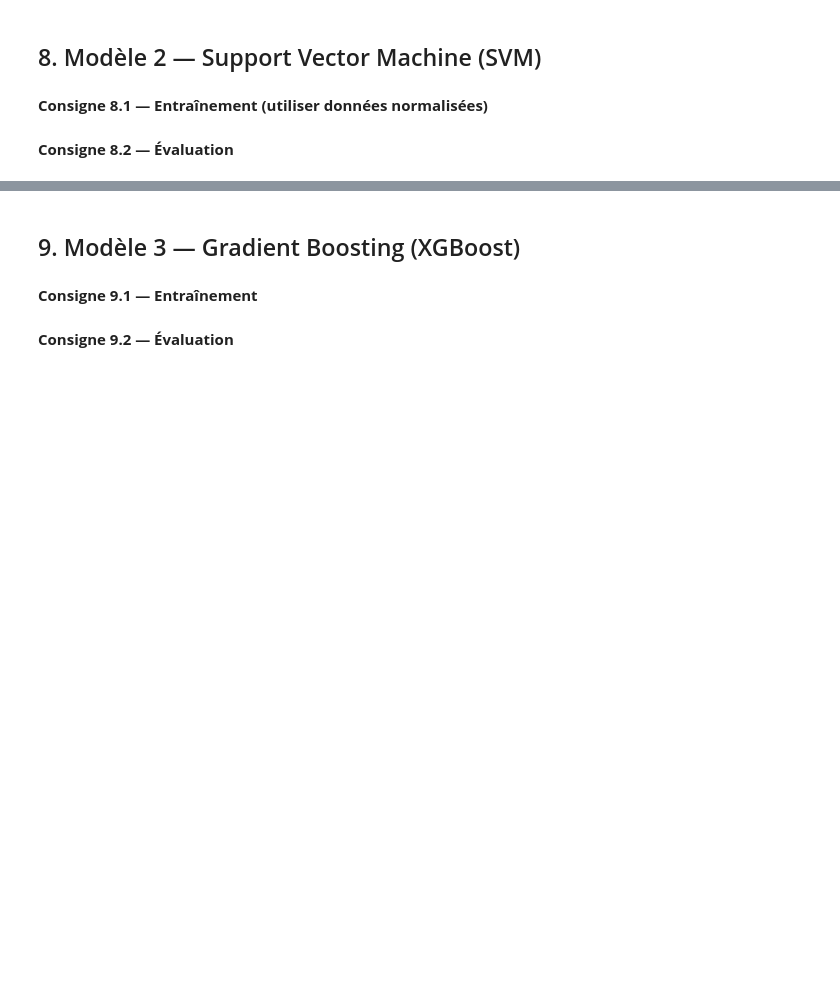
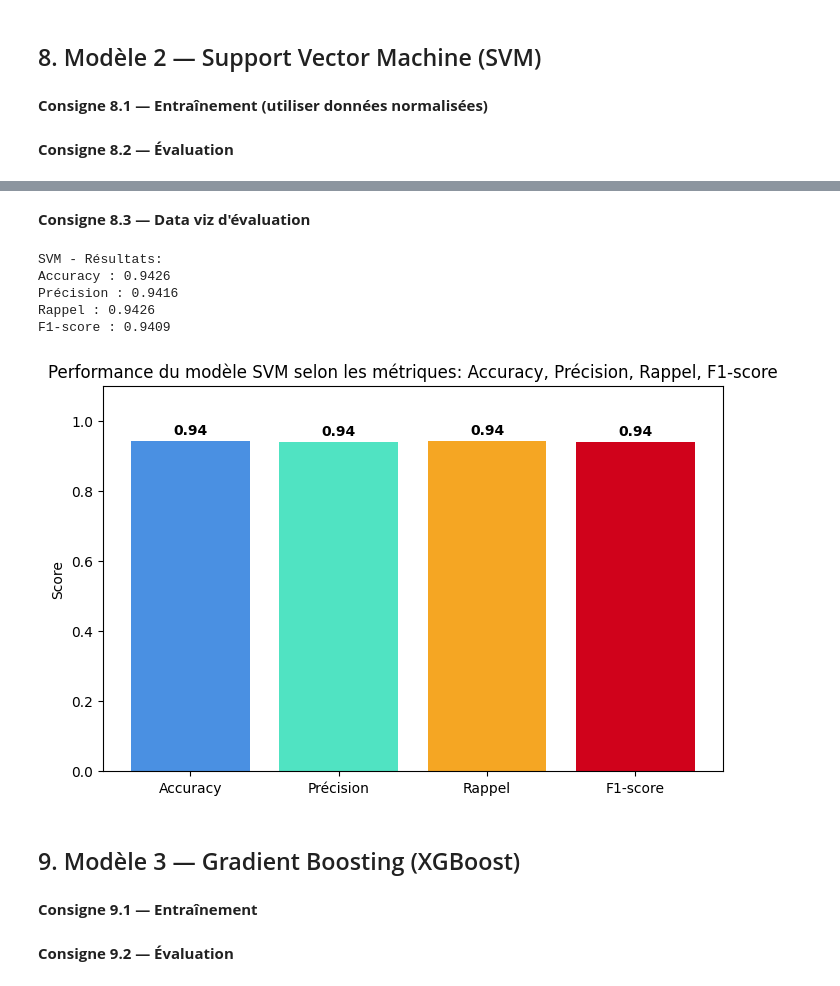
Before and after one commit to Fadila04/classification-IA, a Jupyter notebook: projet-ml-youtube-trending-68b010e7b5bc2532236423.ipynb, the cells around one changed output, grey strips where cells are left out. Saved outputs shown, nothing was run; the diff lists cells and outputs as text; code cells hidden in the pictures; blank space fills up the shorter version.

Commit message:
data viz + partie 10.2

```diff
--- a/projet-ml-youtube-trending-68b010e7b5bc2532236423.ipynb
+++ b/projet-ml-youtube-trending-68b010e7b5bc2532236423.ipynb
@@ -600,10 +626,18 @@ plt.show()
 **Consigne 8.1 — Entraînement (utiliser données normalisées)**
 # %%
 # VOTRE CODE ICI - Section 8.1
-# from sklearn.svm import SVC
-# ...
-# ...
-# ...
+from sklearn.svm import SVC
+
+# Création du modèle SVM (kernel linéaire)
+svm_model = SVC(kernel='linear', C=1, random_state=42) #C : paramètre de régularisation. Un C plus grand signifie moins de régularisation (le modèle essaie de mieux s'adapter aux données d'entraînement), tandis qu'un C plus petit signifie plus de régularisation (le modèle est plus simple et peut mieux généraliser).
+# kernel='linear' : pour un problème de classification binaire linéairement séparable
+# random_state=42 : pour assurer la reproductibilité des résultats
+
+# Entraînement du modèle
+svm_model.fit(X_train, y_train)
+
+# Prédictions sur les données de test
+svm_predictions = svm_model.predict(X_test)
 # %% [markdown]
 **Consigne 8.2 — Évaluation**
 # %%
@@ -616,3 +665,46 @@ plt.show()
+# %% [markdown]
+**Consigne 8.3 — Data viz d'évaluation**
+# %%
+import matplotlib.pyplot as plt
+from sklearn.metrics import accuracy_score, precision_score, recall_score, f1_score
+
+# Calcul des métriques
+accuracy = accuracy_score(y_test, svm_predictions)
+precision = precision_score(y_test, svm_predictions, average="weighted")
+recall = recall_score(y_test, svm_predictions, average="weighted")
+f1 = f1_score(y_test, svm_predictions, average="weighted")
+
+# Affichage des résultats numériques
+print("SVM - Résultats:")
+print(f"Accuracy : {accuracy:.4f}")
+print(f"Précision : {precision:.4f}")
+print(f"Rappel : {recall:.4f}")
+print(f"F1-score : {f1:.4f}")
+
+# Création du graphique comparatif
+metrics = ['Accuracy', 'Précision', 'Rappel', 'F1-score']
+values = [accuracy, precision, recall, f1]
+
+plt.figure(figsize=(8,5))
+bars = plt.bar(metrics, values, color=['#4A90E2', '#50E3C2', '#F5A623', '#D0021B'])
+
+# Ajoutation des valeurs au-dessus des barres
+for bar in bars:
+    yval = bar.get_height()
+    plt.text(bar.get_x() + bar.get_width()/2, yval + 0.01, f"{yval:.2f}",
+            ha='center', va='bottom', fontsize=10, fontweight='bold')
+
+plt.ylim(0, 1.1)
+plt.title("Performance du modèle SVM selon les métriques: Accuracy, Précision, Rappel, F1-score")
+plt.ylabel("Score")
+plt.show()
+# %% [output]
+SVM - Résultats:
+Accuracy : 0.9426
+Précision : 0.9416
+Rappel : 0.9426
+F1-score : 0.9409
+[figure, added]
 # %% [markdown]
 ## 9. Modèle 3 — Gradient Boosting (XGBoost)
 # %% [markdown]
```
Also changed, not shown: parts of 10 cells of this notebook, 1 other file.
